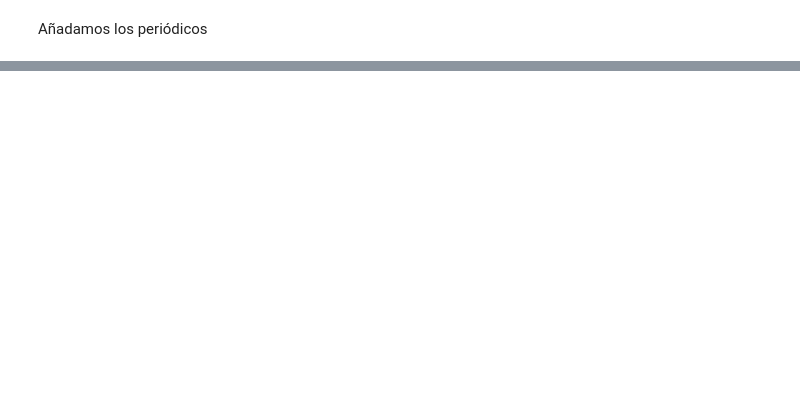
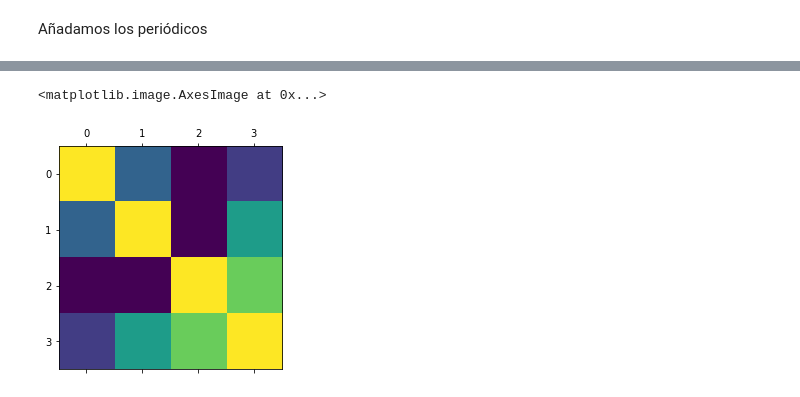
Before and after one commit to Zell0ss/machine_learning, a Jupyter notebook: Notebooks/T4 - 2 regresión lineal.ipynb, the cells around one changed output, grey strips where cells are left out. Cells and saved outputs as stored; diff of their text form; code cells hidden in the pictures; blank space fills up the shorter version.

```diff
--- a/Notebooks/T4 - 2 regresión lineal.ipynb
+++ b/Notebooks/T4 - 2 regresión lineal.ipynb
@@ -314,0 +324,5 @@ Es menos eficaz al tener una variable mas y predice peor. ¿Por que pasa esto?
+# %%
+plt.matshow(data_ads[["Newspaper","Radio", "TV","Sales"]].corr())
+# %% [output]
+<matplotlib.image.AxesImage at 0x...>
+[figure, added]
```
Also changed, not shown: parts of 11 cells of this notebook, 4 other files.
